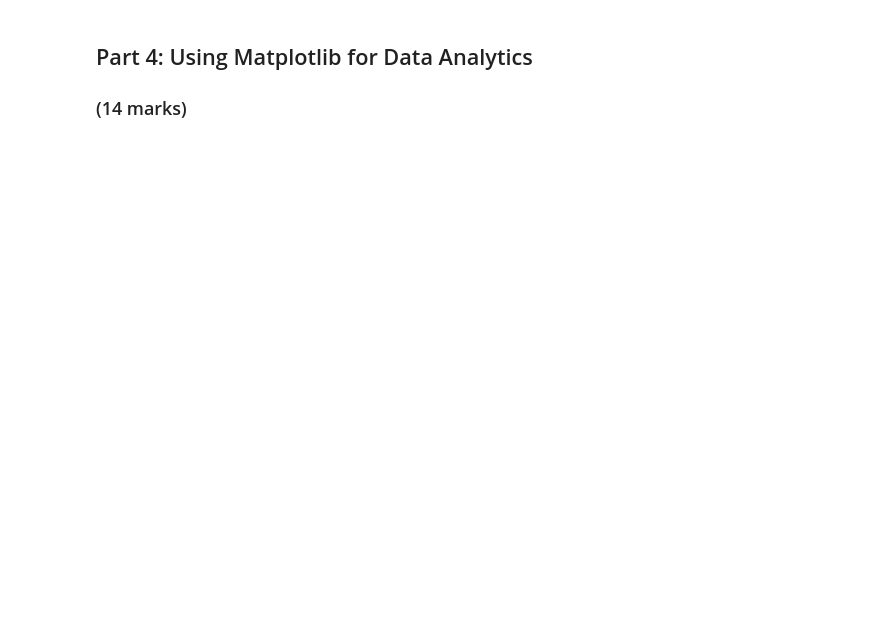
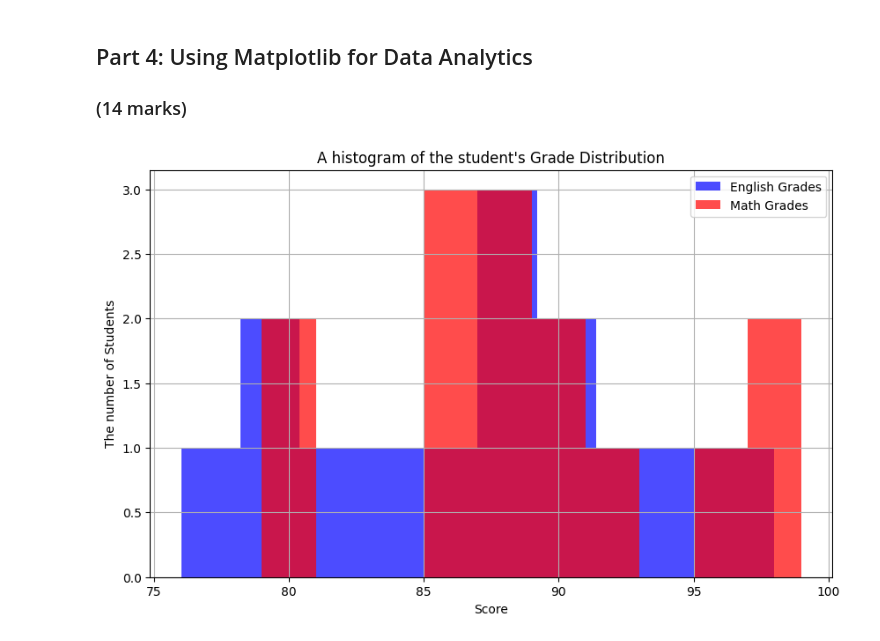
Before and after one commit to JiagengMi/engg680_2024_fall, a Jupyter notebook: Lab_Assignment1/StudentGradeManagementSystem.ipynb, the cells around one changed output. Drawn from its saved outputs; the diff is of its cells as text; code cells hidden in the pictures; blank space fills up the shorter version.

```diff
--- a/Lab_Assignment1/StudentGradeManagementSystem.ipynb
+++ b/Lab_Assignment1/StudentGradeManagementSystem.ipynb
@@ -416,27 +411,32 @@ newIndex
 # %%
 # Let's use matplotlib to display a histogram of the grades distribution
 # Histograms are useful for seeing the distribution of the students grades
 
 plt.figure(figsize=(10, 6))
 plt.hist(df_studentGrades['englishGrade'], bins=10, alpha=0.7, label='English Grades', color='blue')
 
 # Step 1: Use the line above as reference to create a histogram for the math grades
 # (1 mark)
-#
+plt.hist(df_studentGrades['mathGrade'], bins=10, alpha=0.7, label='Math Grades', color='red')
 
 # Step 2: Ensure that your plot is descriptive, so use labels (x and y axis), a title, and a legend.
 # Hint: Use the matplotlib .legend(loc='<location>') to add and place the legend.
 # You can use 'upper left', 'upper right', 'lower left', and 'lower right' to specify the location.
 # (4 marks)
-#
+plt.title("A histogram of the student's Grade Distribution")
+plt.xlabel('Score')
+plt.ylabel('The number of Students')
+plt.legend(loc='upper right')
 plt.grid(True)
 
 # Step 3: Use the .savefig('<image_title>'.png) to output an image file of the histogram.
 # Please be sure to use a descriptive title!
 # (1 mark)
 #
-
+plt.savefig('/content/drive/MyDrive/engg680_2024_fall/StudentGradeHistogram.png')
 plt.show()
+# %% [output]
+[figure, added]
 # %%
 # Let's also use matplotlib to display a scatter plot of English vs. Math grades
 # Scatter plots are useful for seeing the relationship between two variables
```
Also changed, not shown: parts of 10 cells of this notebook, 2 other files.
